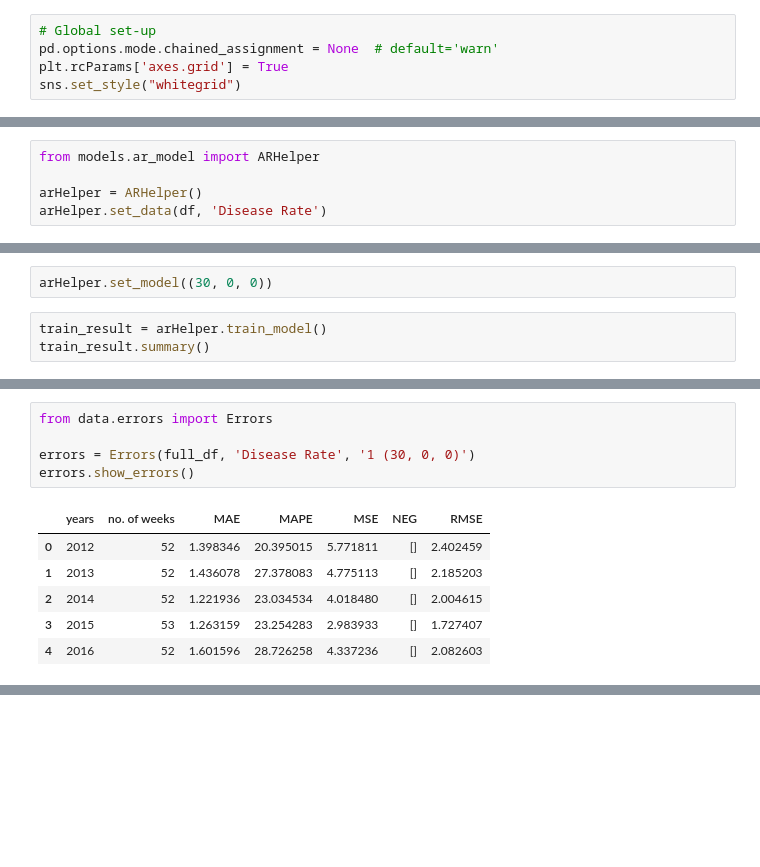
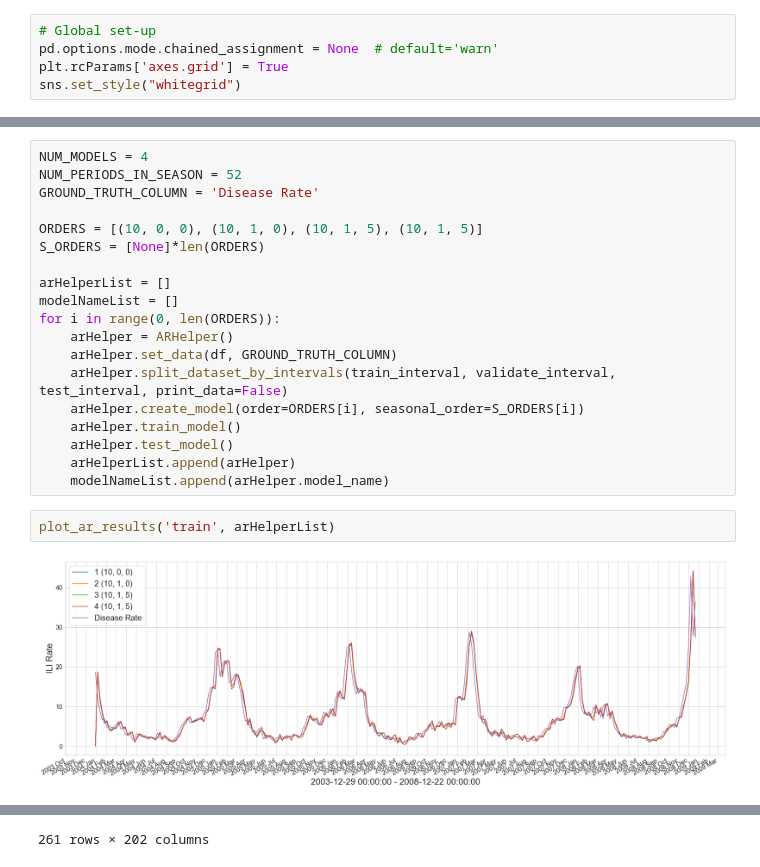
Before and after one commit to Influenza-Forecasting-Using-Online-Data/influenza-forecasting, a Jupyter notebook: ar_plots.ipynb, the cells around one changed output, grey strips where cells are left out. Saved outputs shown, nothing was run; the diff lists cells and outputs as text; blank space fills up the shorter version.

Commit message:
Compare 4 different ar models

```diff
--- a/ar_plots.ipynb
+++ b/ar_plots.ipynb
@@ -29,8 +16,3 @@ df
-# %%
-from models.ar_model import ARHelper
-
-arHelper = ARHelper()
-arHelper.set_data(df, 'Disease Rate')
 # %%
 train_interval = [to_week_range(2004, 1), to_week_range(2008, 52)]
 validate_interval = [to_week_range(2004, 1), to_week_range(2011, 52)]
@@ -58,5 +19,0 @@ Freq: W-SUN, Name: Disease Rate, Length: 261, dtype: float64
-# %%
-arHelper.set_model((30, 0, 0))
-# %%
-train_result = arHelper.train_model()
-train_result.summary()
@@ -148,12 +20,23 @@ full_df
-# %%
-from data.errors import Errors
-
-errors = Errors(full_df, 'Disease Rate', '1 (30, 0, 0)')
-errors.show_errors()
-# %% [output]
-|  | years | no. of weeks | MAE | MAPE | MSE | NEG | RMSE |
-| 0 | 2012 | 52 | 1.398346 | 20.395015 | 5.771811 | [] | 2.402459 |
-| 1 | 2013 | 52 | 1.436078 | 27.378083 | 4.775113 | [] | 2.185203 |
-| 2 | 2014 | 52 | 1.221936 | 23.034534 | 4.018480 | [] | 2.004615 |
-| 3 | 2015 | 53 | 1.263159 | 23.254283 | 2.983933 | [] | 1.727407 |
-| 4 | 2016 | 52 | 1.601596 | 28.726258 | 4.337236 | [] | 2.082603 |
+# %%
+NUM_MODELS = 4
+NUM_PERIODS_IN_SEASON = 52
+GROUND_TRUTH_COLUMN = 'Disease Rate'
+
+ORDERS = [(10, 0, 0), (10, 1, 0), (10, 1, 5), (10, 1, 5)]
+S_ORDERS = [None]*len(ORDERS)
+
+arHelperList = []
+modelNameList = []
+for i in range(0, len(ORDERS)):
+    arHelper = ARHelper()
+    arHelper.set_data(df, GROUND_TRUTH_COLUMN)
+    arHelper.split_dataset_by_intervals(train_interval, validate_interval, test_interval, print_data=False)
+    arHelper.create_model(order=ORDERS[i], seasonal_order=S_ORDERS[i])
+    arHelper.train_model()
+    arHelper.test_model()
+    arHelperList.append(arHelper)
+    modelNameList.append(arHelper.model_name)
+# %%
+plot_ar_results('train', arHelperList)
+# %% [output]
+[figure, added]
@@ -159,0 +56 @@ errors.show_errors()
+261 rows × 202 columns
```
Also changed, not shown: parts of 13 cells of this notebook.
